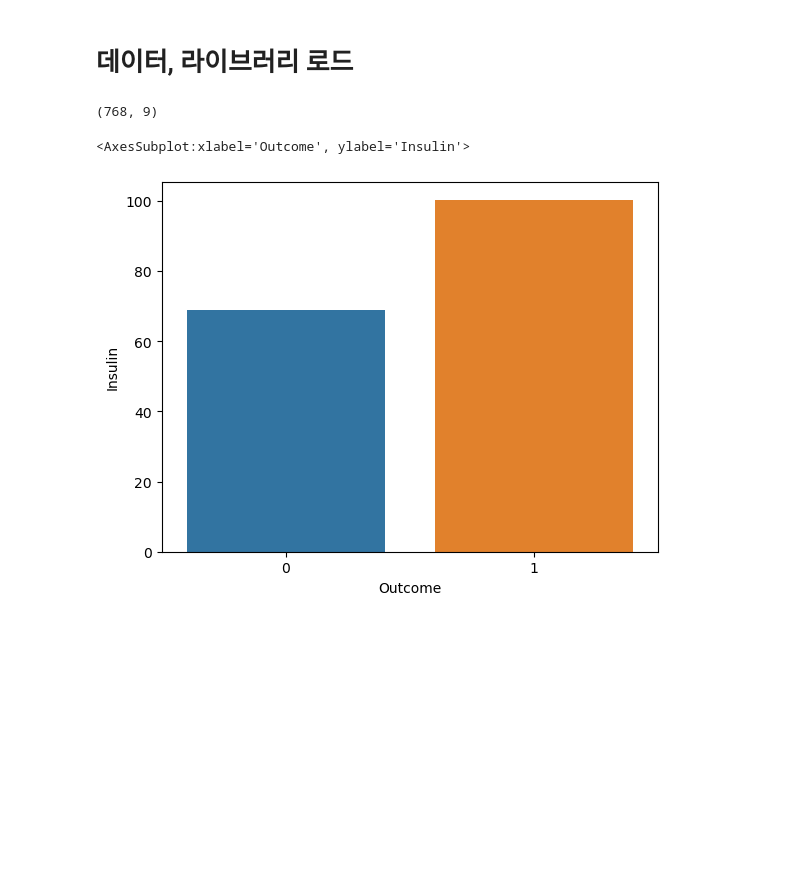
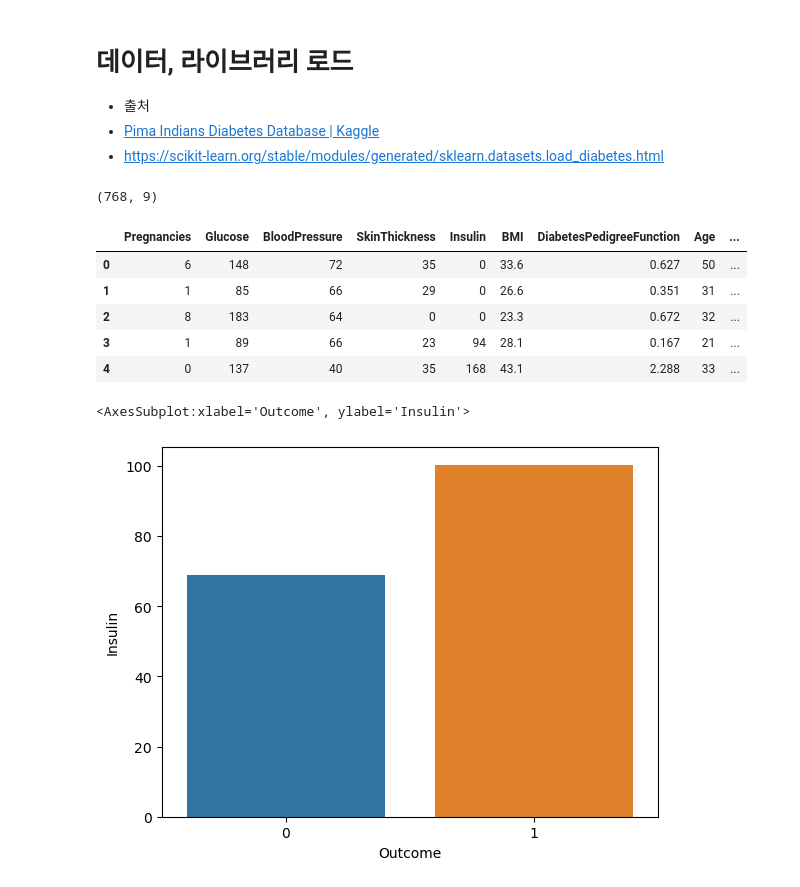
Before and after one commit to wumusill/AI_School, a Jupyter notebook: ML/Regression/Insulin_Regression.ipynb, the cells around one changed output. Saved outputs shown, nothing was run; the diff lists cells and outputs as text; code cells hidden in the pictures; blank space fills up the shorter version.

```diff
--- a/ML/Decision_Tree/Insulin_Regression.ipynb
+++ b/ML/Regression/Insulin_Regression.ipynb
@@ -1,5 +1,8 @@
 # %% [markdown]
 # 데이터, 라이브러리 로드
+* 출처
+* [Pima Indians Diabetes Database | Kaggle](https://www.kaggle.com/uciml/pima-indians-diabetes-database)
+* https://scikit-learn.org/stable/modules/generated/sklearn.datasets.load_diabetes.html
 # %%
 import pandas as pd
 import numpy as np
@@ -10,6 +13,15 @@ df = pd.read_csv("http://bit.ly/data-diabetes-csv")
 df.shape
 # %% [output]
 (768, 9)
+# %%
+df.head()
+# %% [output]
+|  | Pregnancies | Glucose | BloodPressure | SkinThickness | Insulin | BMI | DiabetesPedigreeFunction | Age | ... |
+| 0 | 6 | 148 | 72 | 35 | 0 | 33.6 | 0.627 | 50 | ... |
+| 1 | 1 | 85 | 66 | 29 | 0 | 26.6 | 0.351 | 31 | ... |
+| 2 | 8 | 183 | 64 | 0 | 0 | 23.3 | 0.672 | 32 | ... |
+| 3 | 1 | 89 | 66 | 23 | 94 | 28.1 | 0.167 | 21 | ... |
+| 4 | 0 | 137 | 40 | 35 | 168 | 43.1 | 2.288 | 33 | ... |
 # %%
 sns.barplot(data=df, x="Outcome", y="Insulin", errorbar=None)
 # %% [output]
```
Also changed, not shown: parts of 4 cells of this notebook, 2 other files.
